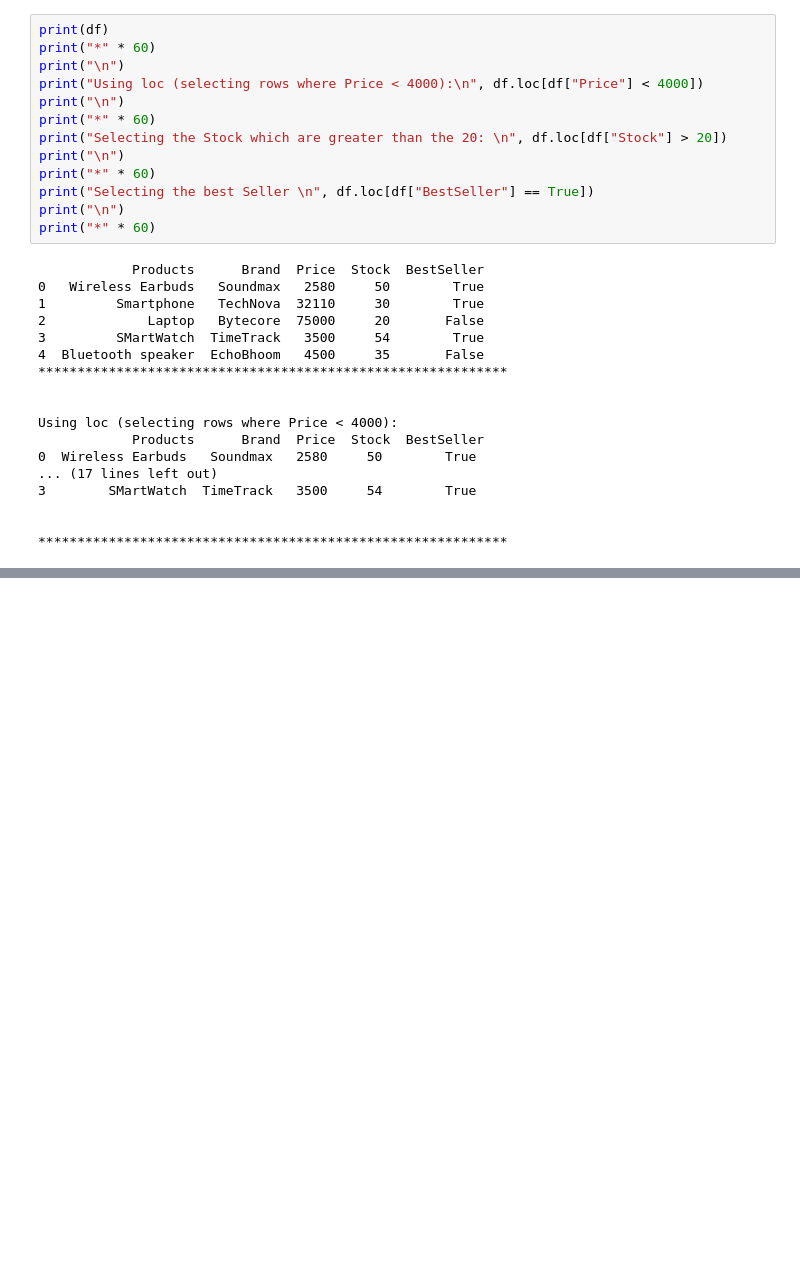
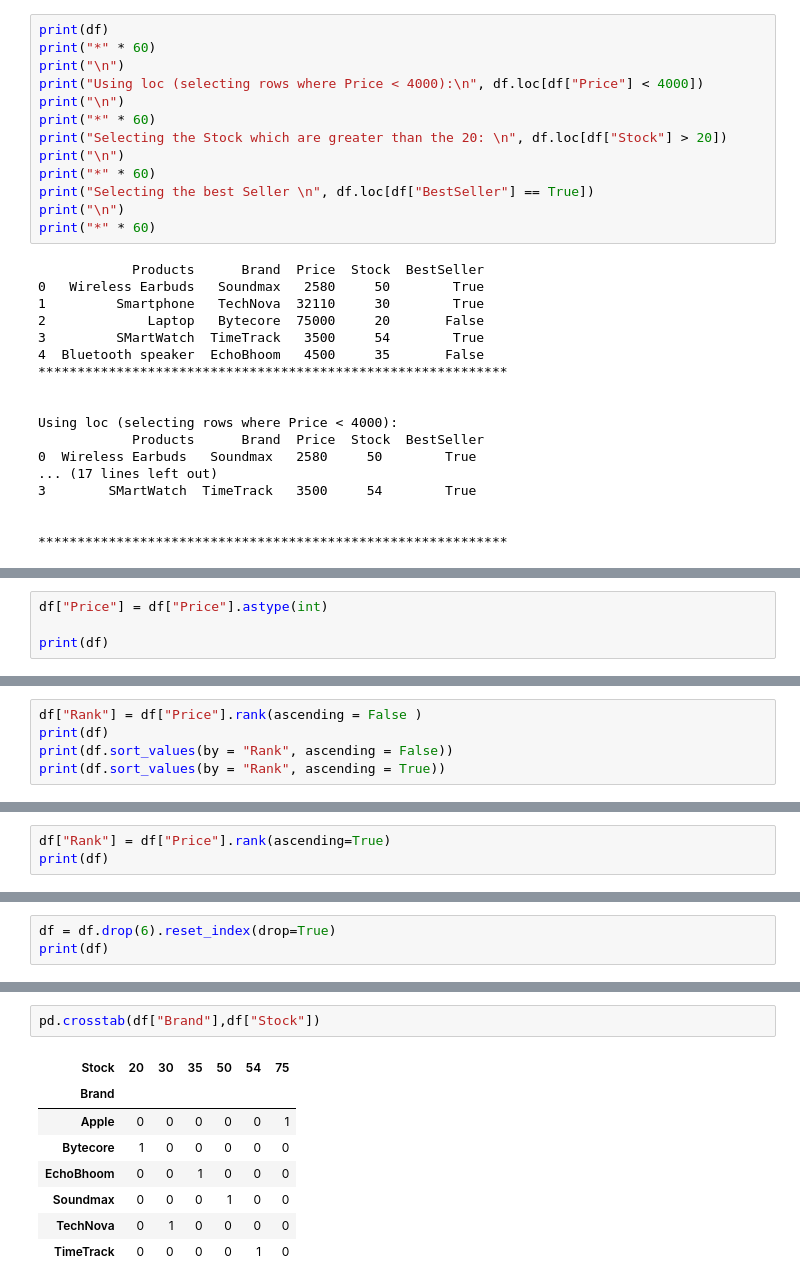
Before and after one commit to vutikurishanmukha9/PythonCourseWork, a Jupyter notebook: ClassWork/34.Pandas.ipynb, the cells around one changed output, grey strips where cells are left out. Drawn from its saved outputs; the diff is of its cells as text; blank space fills up the shorter version.

```diff
--- a/ClassWork/34.Pandas.ipynb
+++ b/ClassWork/34.Pandas.ipynb
@@ -293,0 +535,4 @@ Using loc (selecting rows where Price < 4000):
+# %%
+df["Price"] = df["Price"].astype(int)
+
+print(df)
@@ -293,0 +548,5 @@ Using loc (selecting rows where Price < 4000):
+# %%
+df["Rank"] = df["Price"].rank(ascending = False )
+print(df)
+print(df.sort_values(by = "Rank", ascending = False))
+print(df.sort_values(by = "Rank", ascending = True))
@@ -293,0 +591,3 @@ Using loc (selecting rows where Price < 4000):
+# %%
+df["Rank"] = df["Price"].rank(ascending=True)
+print(df)
@@ -293,0 +612,3 @@ Using loc (selecting rows where Price < 4000):
+# %%
+df = df.drop(6).reset_index(drop=True)
+print(df)
@@ -293,0 +690,11 @@ Using loc (selecting rows where Price < 4000):
+# %%
+pd.crosstab(df["Brand"],df["Stock"])
+# %% [output]
+| Stock | 20 | 30 | 35 | 50 | 54 | 75 |
+| Brand |  |  |  |  |  |  |
+| Apple | 0 | 0 | 0 | 0 | 0 | 1 |
+| Bytecore | 1 | 0 | 0 | 0 | 0 | 0 |
+| EchoBhoom | 0 | 0 | 1 | 0 | 0 | 0 |
+| Soundmax | 0 | 0 | 0 | 1 | 0 | 0 |
+| TechNova | 0 | 1 | 0 | 0 | 0 | 0 |
+| TimeTrack | 0 | 0 | 0 | 0 | 1 | 0 |
```
Also changed, not shown: parts of 25 cells of this notebook, 1 other file.
